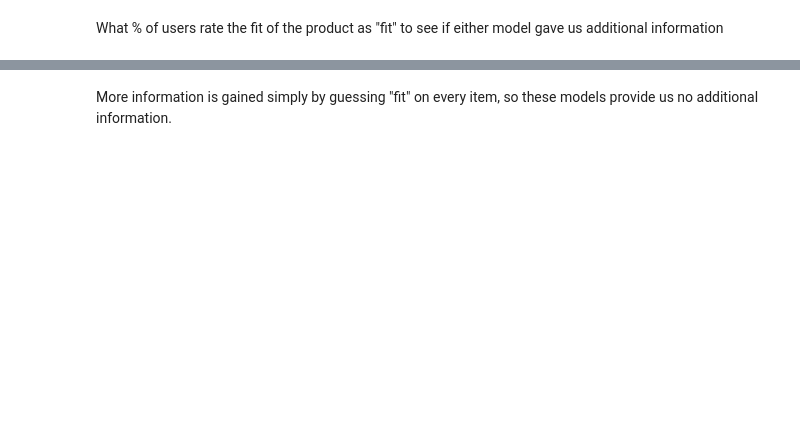
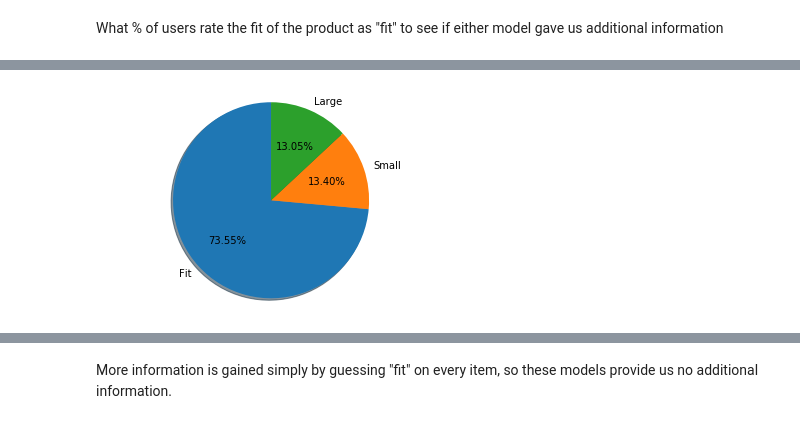
Before and after one commit to mdsvoren/eecs731-final-project, a Jupyter notebook: notebooks/Classification.ipynb, the cells around one changed output, grey strips where cells are left out. Cells and saved outputs as stored; diff of their text form; code cells hidden in the pictures; blank space fills up the shorter version.

```diff
--- a/notebooks/Classification.ipynb
+++ b/notebooks/Classification.ipynb
@@ -136,0 +158,4 @@ Large %: 0.12997588484844344
+# %%
+showPie(list(Y_test), True)
+# %% [output]
+[figure, added]
```
Also changed, not shown: parts of 42 cells of this notebook.
